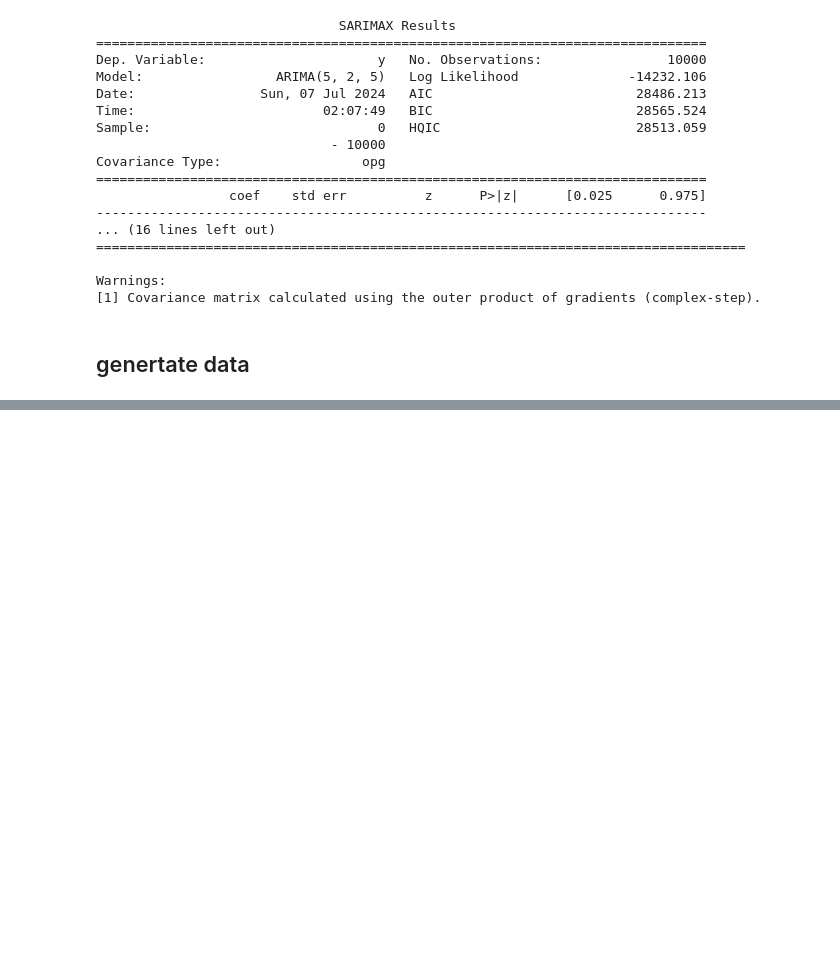
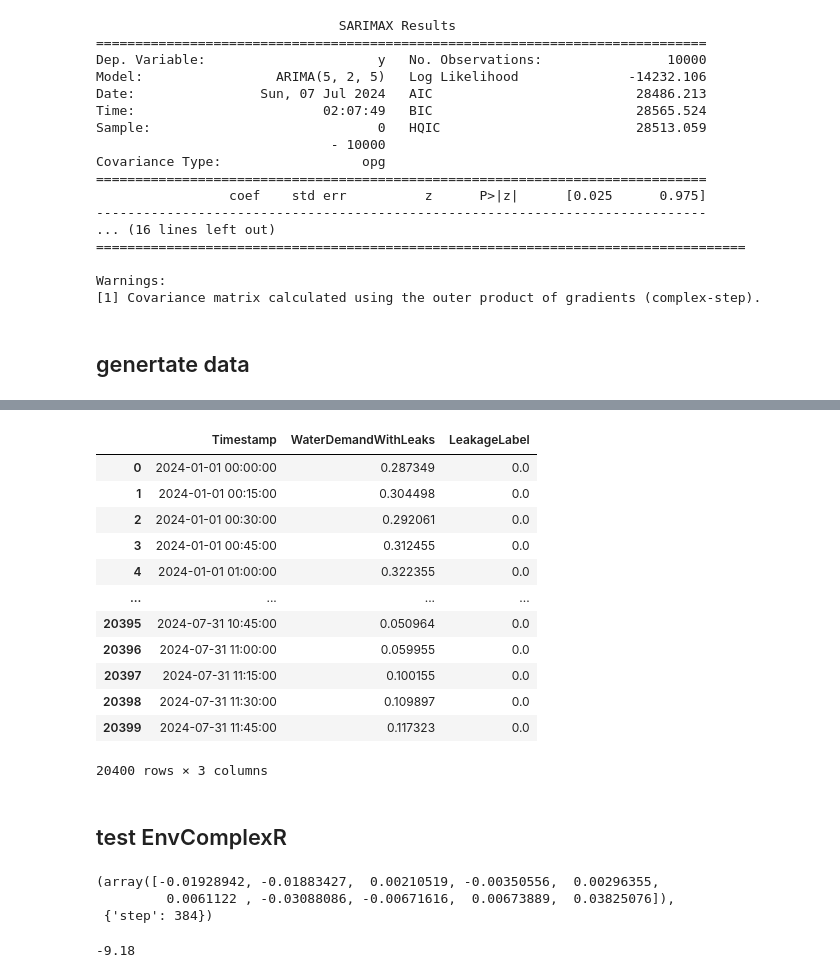
Before and after one commit to AdamZh0u/water_demand_rl, a Jupyter notebook: notebooks/00_simulation.ipynb, the cells around one changed output, grey strips where cells are left out. Saved outputs shown, nothing was run; the diff lists cells and outputs as text; code cells hidden in the pictures; blank space fills up the shorter version.

```diff
--- a/notebooks/00_simulation.ipynb
+++ b/notebooks/00_simulation.ipynb
@@ -65,0 +162,40 @@ wd.plot(df)
+# %%
+dft2
+# %% [output]
+|  | Timestamp | WaterDemandWithLeaks | LeakageLabel |
+| 0 | 2024-01-01 00:00:00 | 0.287349 | 0.0 |
+| 1 | 2024-01-01 00:15:00 | 0.304498 | 0.0 |
+| 2 | 2024-01-01 00:30:00 | 0.292061 | 0.0 |
+| 3 | 2024-01-01 00:45:00 | 0.312455 | 0.0 |
+| 4 | 2024-01-01 01:00:00 | 0.322355 | 0.0 |
+| ... | ... | ... | ... |
+| 20395 | 2024-07-31 10:45:00 | 0.050964 | 0.0 |
+| 20396 | 2024-07-31 11:00:00 | 0.059955 | 0.0 |
+| 20397 | 2024-07-31 11:15:00 | 0.100155 | 0.0 |
+| 20398 | 2024-07-31 11:30:00 | 0.109897 | 0.0 |
+| 20399 | 2024-07-31 11:45:00 | 0.117323 | 0.0 |
+20400 rows × 3 columns
+# %% [markdown]
+## test EnvComplexR
+# %%
+import src.env.env_basic as env_basic
+import src.simulation.water_demands as wd
+
+dft = wd.load(243, 12)
+
+env = env_basic.EnvComplexR(dft)
+env.reset()
+# %% [output]
+(array([-0.01928942, -0.01883427,  0.00210519, -0.00350556,  0.00296355,
+         0.0061122 , -0.03088086, -0.00671616,  0.00673889,  0.03825076]),
+ {'step': 384})
+# %%
+for i in range(10000):
+    r = env.step(0)[1]
+    if r ==0.1:
+        pass
+    else:
+        print(r)
+        break
+# %% [output]
+-9.18
```
Also changed, not shown: parts of 12 cells of this notebook, 5 other files.
